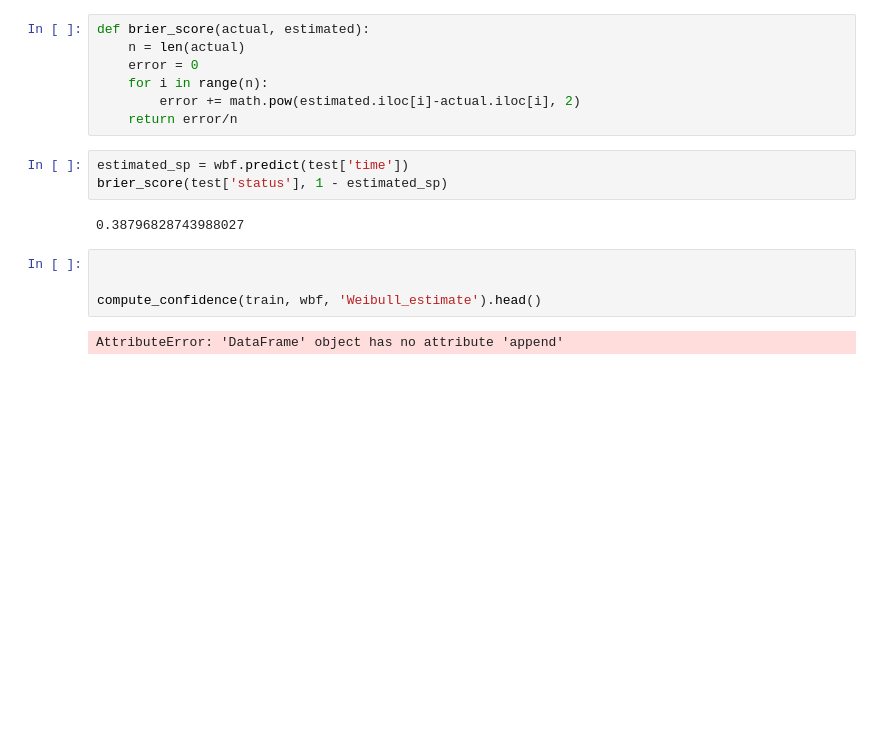
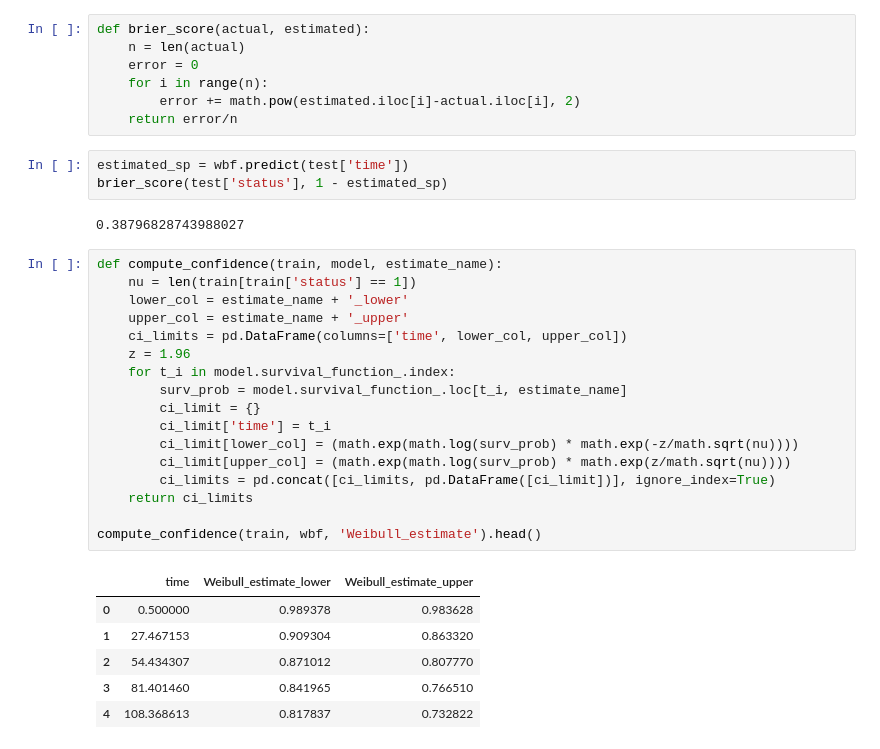
Before and after one commit to sandyherho/survival_anal, a Jupyter notebook: ch3.ipynb, the cells around one changed output. Drawn from its saved outputs; the diff is of its cells as text; blank space fills up the shorter version.

```diff
--- a/ch3.ipynb
+++ b/ch3.ipynb
@@ -71,8 +71,26 @@ brier_score(test['status'], 1 - estimated_sp)
 # %% [output]
 0.38796828743988027
 # %%
-
+def compute_confidence(train, model, estimate_name):
+    nu = len(train[train['status'] == 1])
+    lower_col = estimate_name + '_lower'
+    upper_col = estimate_name + '_upper'
+    ci_limits = pd.DataFrame(columns=['time', lower_col, upper_col])
+    z = 1.96
+    for t_i in model.survival_function_.index:
+        surv_prob = model.survival_function_.loc[t_i, estimate_name]
+        ci_limit = {}
+        ci_limit['time'] = t_i
+        ci_limit[lower_col] = (math.exp(math.log(surv_prob) * math.exp(-z/math.sqrt(nu))))
+        ci_limit[upper_col] = (math.exp(math.log(surv_prob) * math.exp(z/math.sqrt(nu))))
+        ci_limits = pd.concat([ci_limits, pd.DataFrame([ci_limit])], ignore_index=True)
+    return ci_limits
 
 compute_confidence(train, wbf, 'Weibull_estimate').head()
 # %% [output]
-AttributeError: 'DataFrame' object has no attribute 'append'
+|  | time | Weibull_estimate_lower | Weibull_estimate_upper |
+| 0 | 0.500000 | 0.989378 | 0.983628 |
+| 1 | 27.467153 | 0.909304 | 0.863320 |
+| 2 | 54.434307 | 0.871012 | 0.807770 |
+| 3 | 81.401460 | 0.841965 | 0.766510 |
+| 4 | 108.368613 | 0.817837 | 0.732822 |
```
Also changed, not shown: parts of 1 cell of this notebook.
